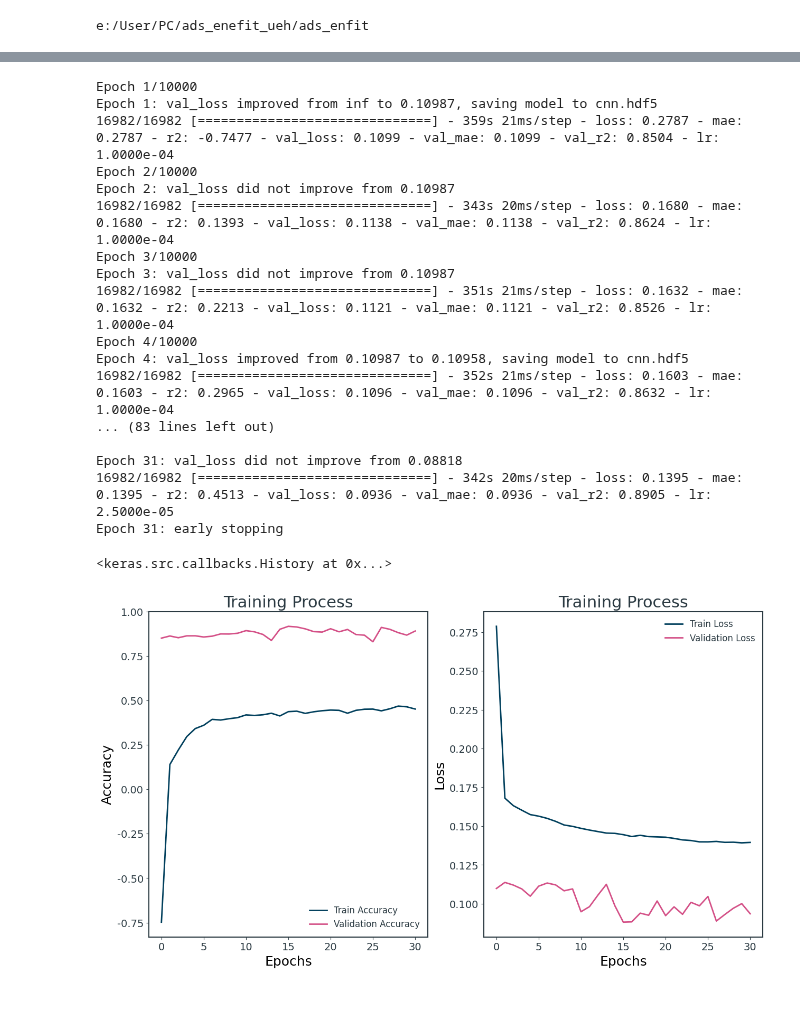
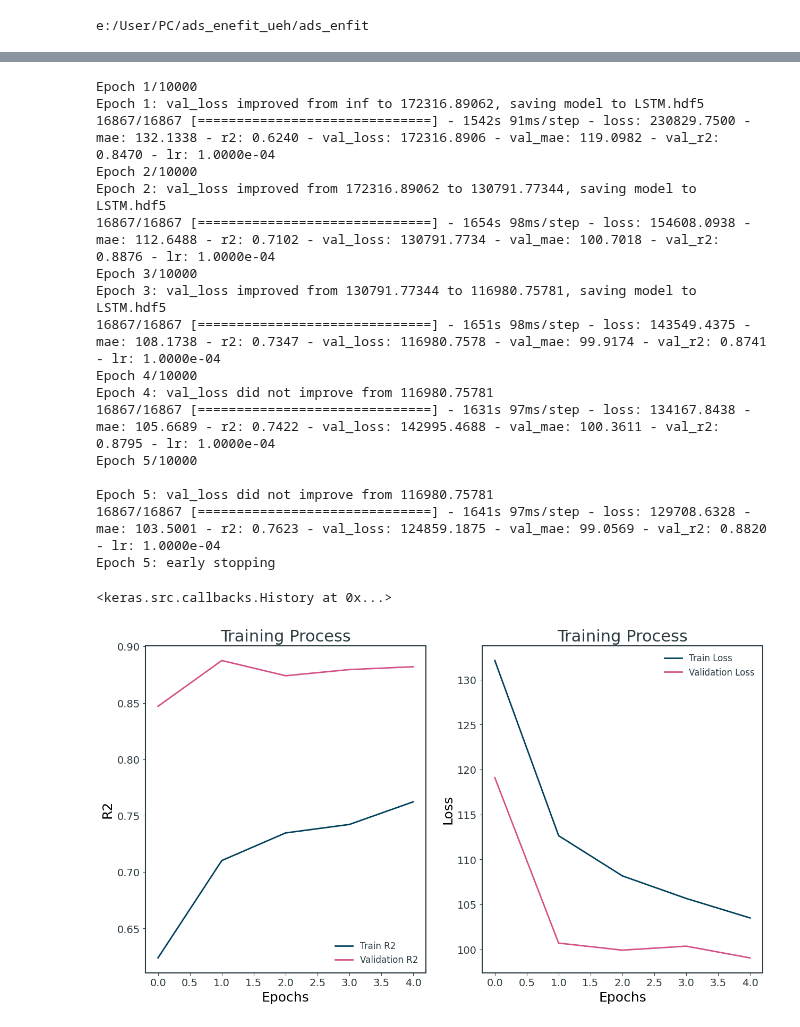
Before and after one commit to dinhtanloc/ads_enfit, a Jupyter notebook: prj2/6.deep_learning_models/LSTM/LSTM.ipynb, the cells around one changed output, grey strips where cells are left out. Cells and saved outputs as stored; diff of their text form; code cells hidden in the pictures.

```diff
--- a/prj2/6.deep_learning_models/LSTM/LSTM.ipynb
+++ b/prj2/6.deep_learning_models/LSTM/LSTM.ipynb
@@ -39,7 +39,6 @@ X_test=pd.read_csv(f'{save_dir}/X_test.csv', index_col=None)
 y_test=pd.read_csv(f'{save_dir}/y_test.csv', index_col=None)
 # %%
 X_train.drop(columns=['Unnamed: 0'], inplace=True)
-X_valid.drop(columns=['Unnamed: 0'], inplace=True)
 y_train.drop(columns=['Unnamed: 0'], inplace=True)
 y_valid.drop(columns=['Unnamed: 0'], inplace=True)
 X_valid.drop(columns=['Unnamed: 0'], inplace=True)
@@ -54,7 +53,7 @@ def r2(y_true, y_pred):
     SS_tot = K.sum(K.square(y_true - K.mean(y_true)))
     return ( 1 - SS_res/(SS_tot + K.epsilon()) )
 # %%
-lstm_model = LSTM(input_shape=(X_train.shape[1],1))
+lstm_model = LSTM_model(input_shape=(X_train.shape[1],1)).model
 lr=0.0001
 lstm_model.compile(optimizer=Adam(learning_rate=lr), loss='mse', metrics=['mae', r2])
 lstm_model.summary()
@@ -62,7 +79,7 @@ lstm_model.summary()
 early_stopping = EarlyStopping(monitor='val_loss',
                                 mode='min',
     min_delta=0.00005,
-    patience=15,
+    patience=2,
     verbose=1,
     restore_best_weights=True,
 )
@@ -76,7 +93,7 @@ lr_scheduler = ReduceLROnPlateau(
     verbose=1,
 )
 checkpoint_callback = ModelCheckpoint(
-    filepath='cnn.hdf5',
+    filepath='LSTM.hdf5',
     monitor='val_loss',
     mode='min',
     save_best_only=True,
@@ -89,45 +106,45 @@ lstm_model.fit(X_train,y_train,
           batch_size=64,epochs= 10000, callbacks=[early_stopping,lr_scheduler,checkpoint_callback])
 # %% [output]
 Epoch 1/10000
-Epoch 1: val_loss improved from inf to 0.10987, saving model to cnn.hdf5
-16982/16982 [==============================] - 359s 21ms/step - loss: 0.2787 - mae: 0.2787 - r2: -0.7477 - val_loss: 0.1099 - val_mae: 0.1099 - val_r2: 0.8504 - lr: 1.0000e-04
+Epoch 1: val_loss improved from inf to 172316.89062, saving model to LSTM.hdf5
+16867/16867 [==============================] - 1542s 91ms/step - loss: 230829.7500 - mae: 132.1338 - r2: 0.6240 - val_loss: 172316.8906 - val_mae: 119.0982 - val_r2: 0.8470 - lr: 1.0000e-04
 Epoch 2/10000
-Epoch 2: val_loss did not improve from 0.10987
-16982/16982 [==============================] - 343s 20ms/step - loss: 0.1680 - mae: 0.1680 - r2: 0.1393 - val_loss: 0.1138 - val_mae: 0.1138 - val_r2: 0.8624 - lr: 1.0000e-04
+Epoch 2: val_loss improved from 172316.89062 to 130791.77344, saving model to LSTM.hdf5
+16867/16867 [==============================] - 1654s 98ms/step - loss: 154608.0938 - mae: 112.6488 - r2: 0.7102 - val_loss: 130791.7734 - val_mae: 100.7018 - val_r2: 0.8876 - lr: 1.0000e-04
 Epoch 3/10000
-Epoch 3: val_loss did not improve from 0.10987
-16982/16982 [==============================] - 351s 21ms/step - loss: 0.1632 - mae: 0.1632 - r2: 0.2213 - val_loss: 0.1121 - val_mae: 0.1121 - val_r2: 0.8526 - lr: 1.0000e-04
+Epoch 3: val_loss improved from 130791.77344 to 116980.75781, saving model to LSTM.hdf5
+16867/16867 [==============================] - 1651s 98ms/step - loss: 143549.4375 - mae: 108.1738 - r2: 0.7347 - val_loss: 116980.7578 - val_mae: 99.9174 - val_r2: 0.8741 - lr: 1.0000e-04
 Epoch 4/10000
-Epoch 4: val_loss improved from 0.10987 to 0.10958, saving model to cnn.hdf5
-16982/16982 [==============================] - 352s 21ms/step - loss: 0.1603 - mae: 0.1603 - r2: 0.2965 - val_loss: 0.1096 - val_mae: 0.1096 - val_r2: 0.8632 - lr: 1.0000e-04
-... (83 lines left out)
+Epoch 4: val_loss did not improve from 116980.75781
+16867/16867 [==============================] - 1631s 97ms/step - loss: 134167.8438 - mae: 105.6689 - r2: 0.7422 - val_loss: 142995.4688 - val_mae: 100.3611 - val_r2: 0.8795 - lr: 1.0000e-04
+Epoch 5/10000
 
-Epoch 31: val_loss did not improve from 0.08818
-16982/16982 [==============================] - 342s 20ms/step - loss: 0.1395 - mae: 0.1395 - r2: 0.4513 - val_loss: 0.0936 - val_mae: 0.0936 - val_r2: 0.8905 - lr: 2.5000e-05
-Epoch 31: early stopping
+Epoch 5: val_loss did not improve from 116980.75781
+16867/16867 [==============================] - 1641s 97ms/step - loss: 129708.6328 - mae: 103.5001 - r2: 0.7623 - val_loss: 124859.1875 - val_mae: 99.0569 - val_r2: 0.8820 - lr: 1.0000e-04
+Epoch 5: early stopping
 <keras.src.callbacks.History at 0x...>
 # %%
 import pandas as pd
 import matplotlib.pyplot as plt
 
-history = model.history.history
+history = lstm_model.history.history
 
 fig, axes = plt.subplots(1, 2, figsize=(15, 8))
 
-axes[0].plot(pd.DataFrame(history['r2']), label='Train Accuracy')
-axes[0].plot(pd.DataFrame(history['val_r2']), label='Validation Accuracy')
+axes[0].plot(pd.DataFrame(history['r2']), label='Train R2')
+axes[0].plot(pd.DataFrame(history['val_r2']), label='Validation R2')
 axes[0].set_title('Training Process')
 axes[0].set_xlabel('Epochs')
-axes[0].set_ylabel('Accuracy')
+axes[0].set_ylabel('R2')
 axes[0].legend()
 
 axes[1].plot(pd.DataFrame(history['mae']), label='Train Loss')
 axes[1].plot(pd.DataFrame(history['val_mae']), label='Validation Loss')
 axes[1].set_title('Training Process')
 axes[1].set_xlabel('Epochs')
 axes[1].set_ylabel('Loss')
 axes[1].legend()
 
 plt.show()
 # %% [output]
-[figure, old version]
+[figure, new version]
```
Also changed, not shown: parts of 7 cells of this notebook, 7 other files.
